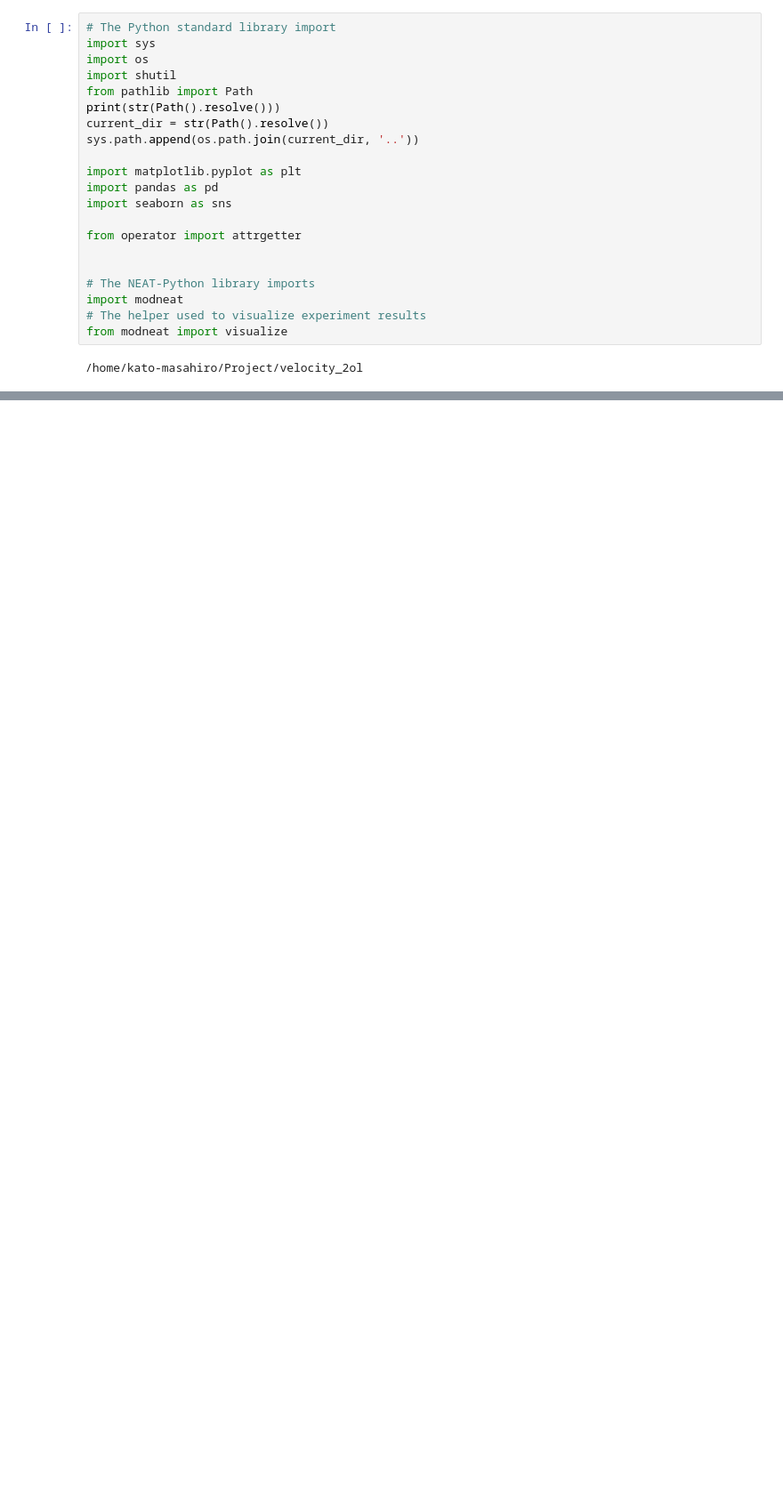
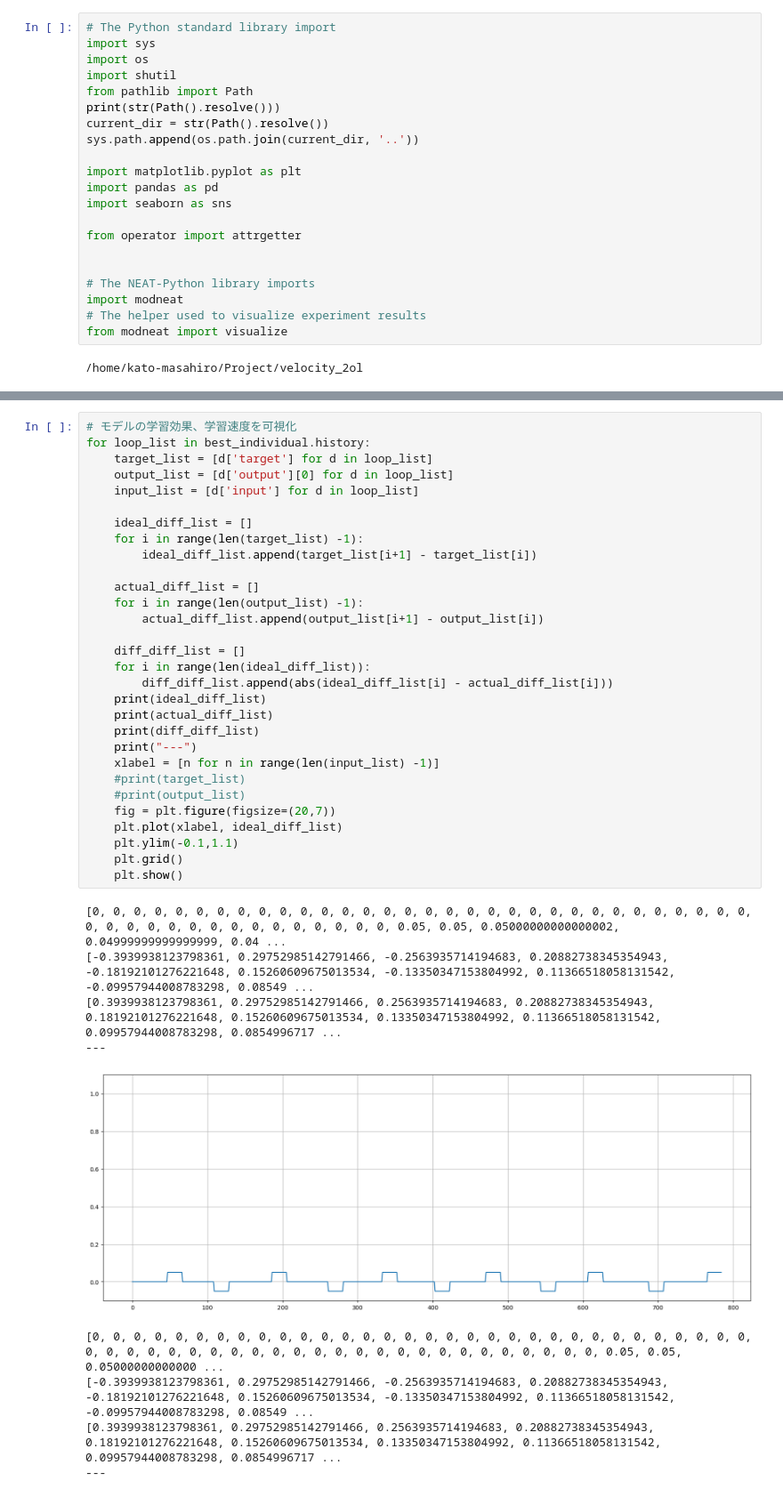
Before and after one commit to kato-mahiro/velocity_2ol, a Jupyter notebook: check_history.ipynb, the cells around one changed output, grey strips where cells are left out. Shown at 89% size. Cells and saved outputs as stored; diff of their text form; blank space fills up the shorter version.

```diff
--- a/check_history.ipynb
+++ b/check_history.ipynb
@@ -47,0 +72,40 @@ for loop_list in best_individual.history:
+# %%
+# モデルの学習効果、学習速度を可視化
+for loop_list in best_individual.history:
+    target_list = [d['target'] for d in loop_list]
+    output_list = [d['output'][0] for d in loop_list]
+    input_list = [d['input'] for d in loop_list]
+
+    ideal_diff_list = []
+    for i in range(len(target_list) -1):
+        ideal_diff_list.append(target_list[i+1] - target_list[i])
+
+    actual_diff_list = []
+    for i in range(len(output_list) -1):
+        actual_diff_list.append(output_list[i+1] - output_list[i])
+
+    diff_diff_list = []
+    for i in range(len(ideal_diff_list)):
+        diff_diff_list.append(abs(ideal_diff_list[i] - actual_diff_list[i]))
+    print(ideal_diff_list)
+    print(actual_diff_list)
+    print(diff_diff_list)
+    print("---")
+    xlabel = [n for n in range(len(input_list) -1)]
+    #print(target_list)
+    #print(output_list)
+    fig = plt.figure(figsize=(20,7))
+    plt.plot(xlabel, ideal_diff_list)
+    plt.ylim(-0.1,1.1)
+    plt.grid()
+    plt.show()
+# %% [output]
+[0, 0, 0, 0, 0, 0, 0, 0, 0, 0, 0, 0, 0, 0, 0, 0, 0, 0, 0, 0, 0, 0, 0, 0, 0, 0, 0, 0, 0, 0, 0, 0, 0, 0, 0, 0, 0, 0, 0, 0, 0, 0, 0, 0, 0, 0, 0, 0.05, 0.05, 0.05000000000000002, 0.04999999999999999, 0.04 ...
+[-0.3939938123798361, 0.29752985142791466, -0.2563935714194683, 0.20882738345354943, -0.18192101276221648, 0.15260609675013534, -0.13350347153804992, 0.11366518058131542, -0.09957944008783298, 0.08549 ...
+[0.3939938123798361, 0.29752985142791466, 0.2563935714194683, 0.20882738345354943, 0.18192101276221648, 0.15260609675013534, 0.13350347153804992, 0.11366518058131542, 0.09957944008783298, 0.0854996717 ...
+---
+[figure, added]
+[0, 0, 0, 0, 0, 0, 0, 0, 0, 0, 0, 0, 0, 0, 0, 0, 0, 0, 0, 0, 0, 0, 0, 0, 0, 0, 0, 0, 0, 0, 0, 0, 0, 0, 0, 0, 0, 0, 0, 0, 0, 0, 0, 0, 0, 0, 0, 0, 0, 0, 0, 0, 0, 0, 0, 0, 0, 0.05, 0.05, 0.05000000000000 ...
+[-0.3939938123798361, 0.29752985142791466, -0.2563935714194683, 0.20882738345354943, -0.18192101276221648, 0.15260609675013534, -0.13350347153804992, 0.11366518058131542, -0.09957944008783298, 0.08549 ...
+[0.3939938123798361, 0.29752985142791466, 0.2563935714194683, 0.20882738345354943, 0.18192101276221648, 0.15260609675013534, 0.13350347153804992, 0.11366518058131542, 0.09957944008783298, 0.0854996717 ...
+---
```
Also changed, not shown: parts of 6 cells of this notebook.
